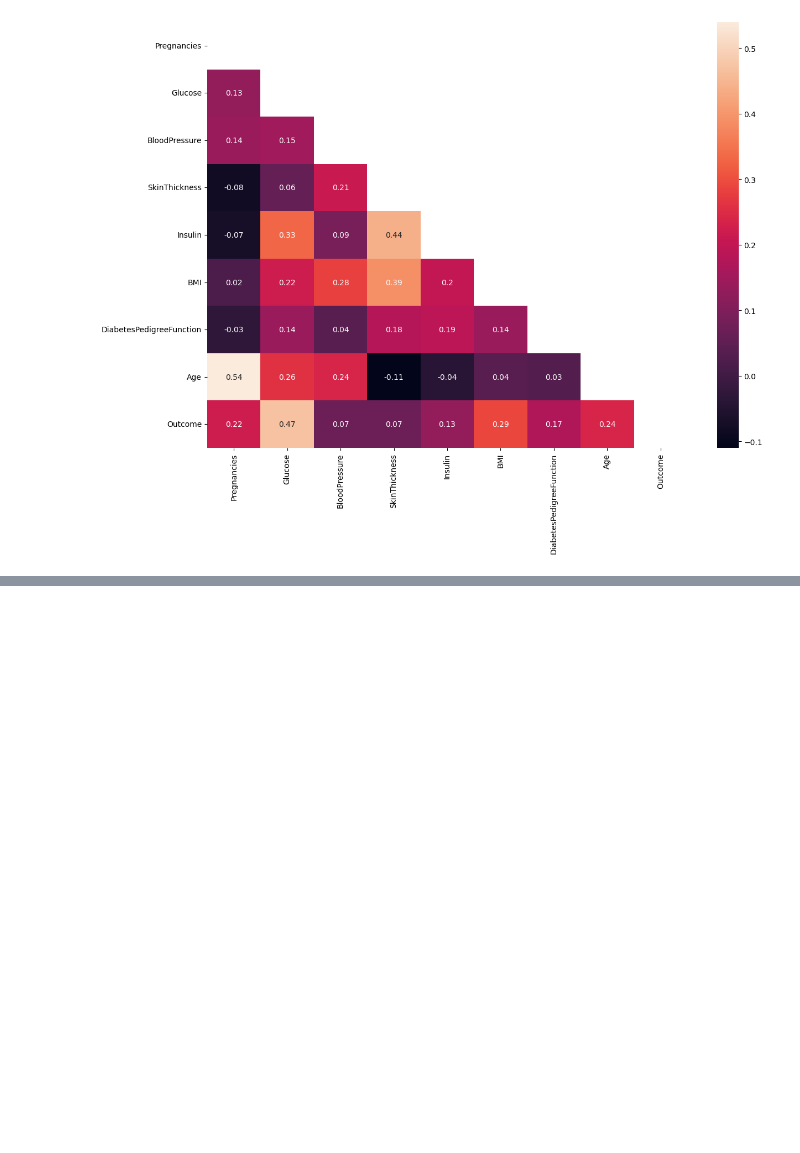
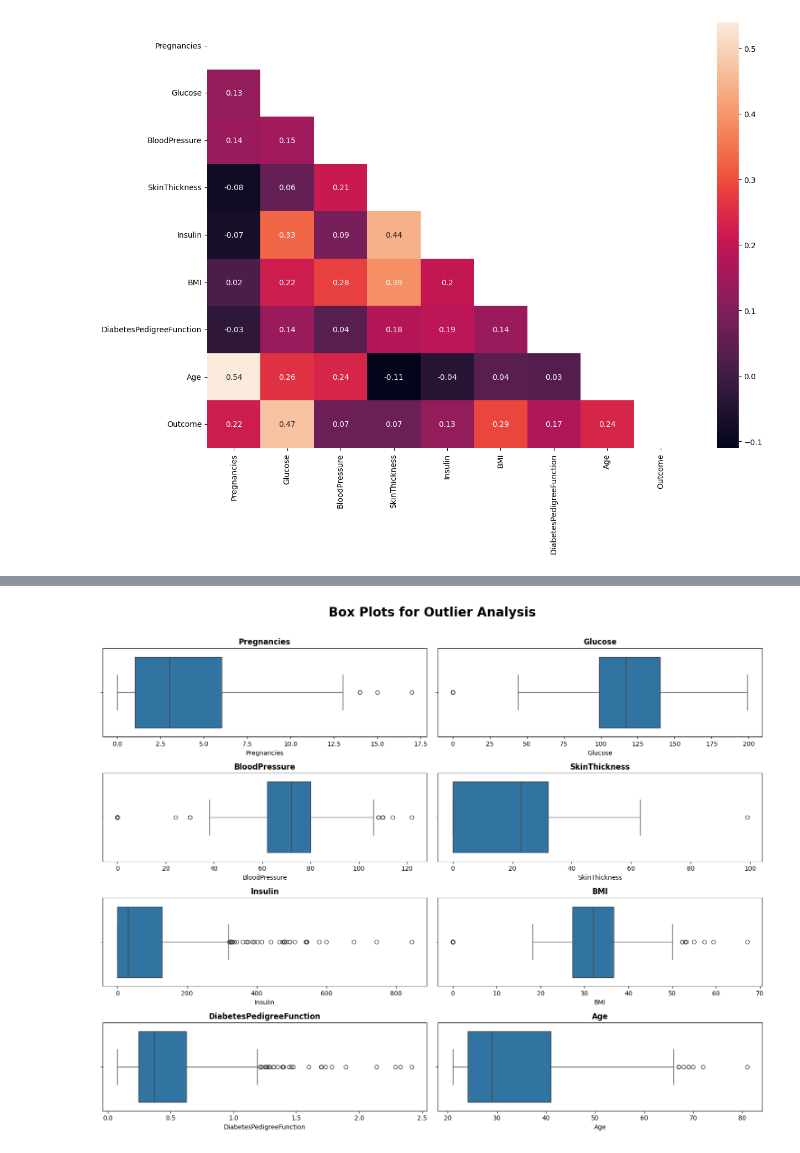
Before and after one commit to 4GeeksAcademy/carlos-gondelles-decision-tree-project, a Jupyter notebook: src/explore.ipynb, the cells around one changed output, grey strips where cells are left out. Cells and saved outputs as stored; diff of their text form; code cells hidden in the pictures; blank space fills up the shorter version.

```diff
--- a/src/explore.ipynb
+++ b/src/explore.ipynb
@@ -405,0 +446,20 @@ plt.show()
+# %%
+outlier_cols = list(num_cols)
+# %%
+num_vars = len(outlier_cols)
+num_rows = math.ceil(num_vars / 2)
+
+fig, axes = plt.subplots(num_rows, 2, figsize=(15, num_rows * 3))
+fig.suptitle('Box Plots for Outlier Analysis', fontsize=20, fontweight='bold')
+
+
+for i, var in enumerate(outlier_cols):
+    row, col = divmod(i, 2)
+    sns.boxplot(ax=axes[row, col], data=df, x=var)
+    axes[row, col].set_title(var, fontweight='bold')
+
+
+plt.tight_layout(rect=[0, 0, 1, 0.97])
+plt.show()
+# %% [output]
+[figure, added]
```
Also changed, not shown: parts of 31 cells of this notebook, 40 other files.
